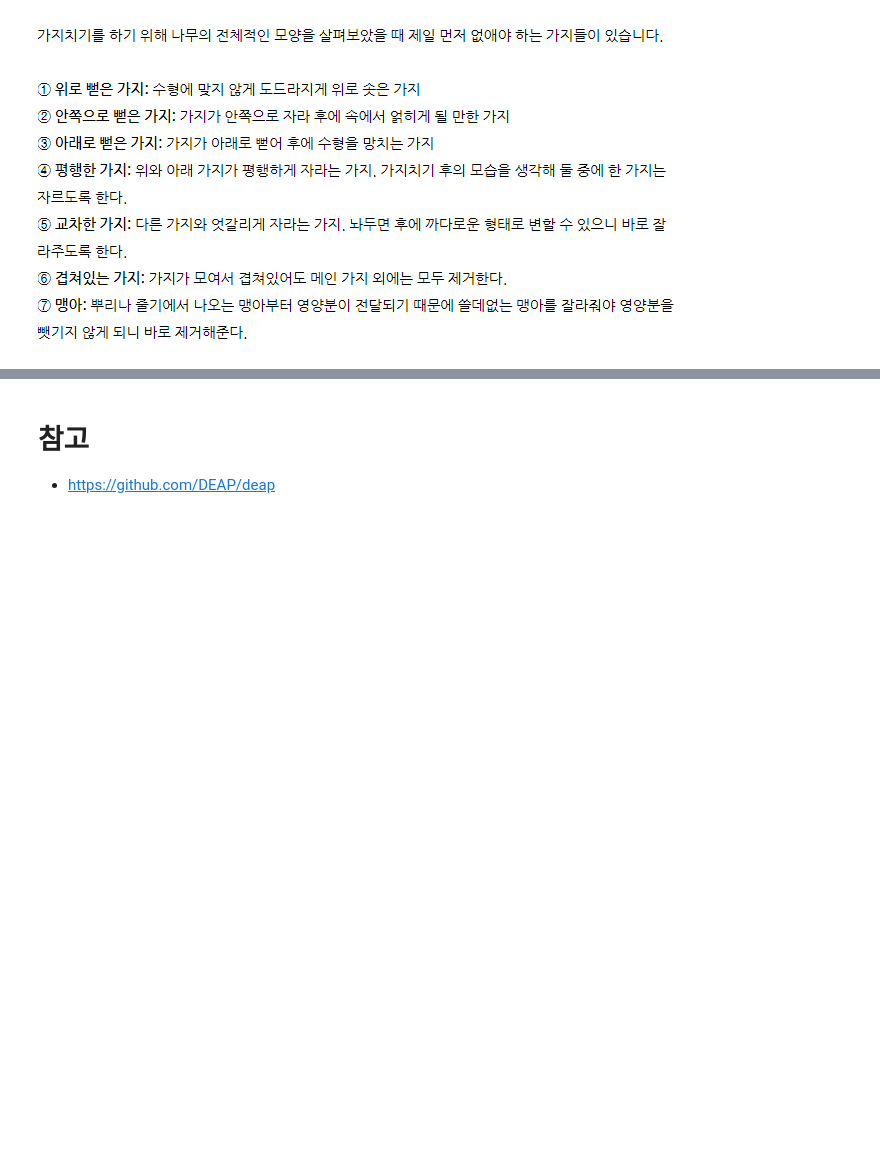
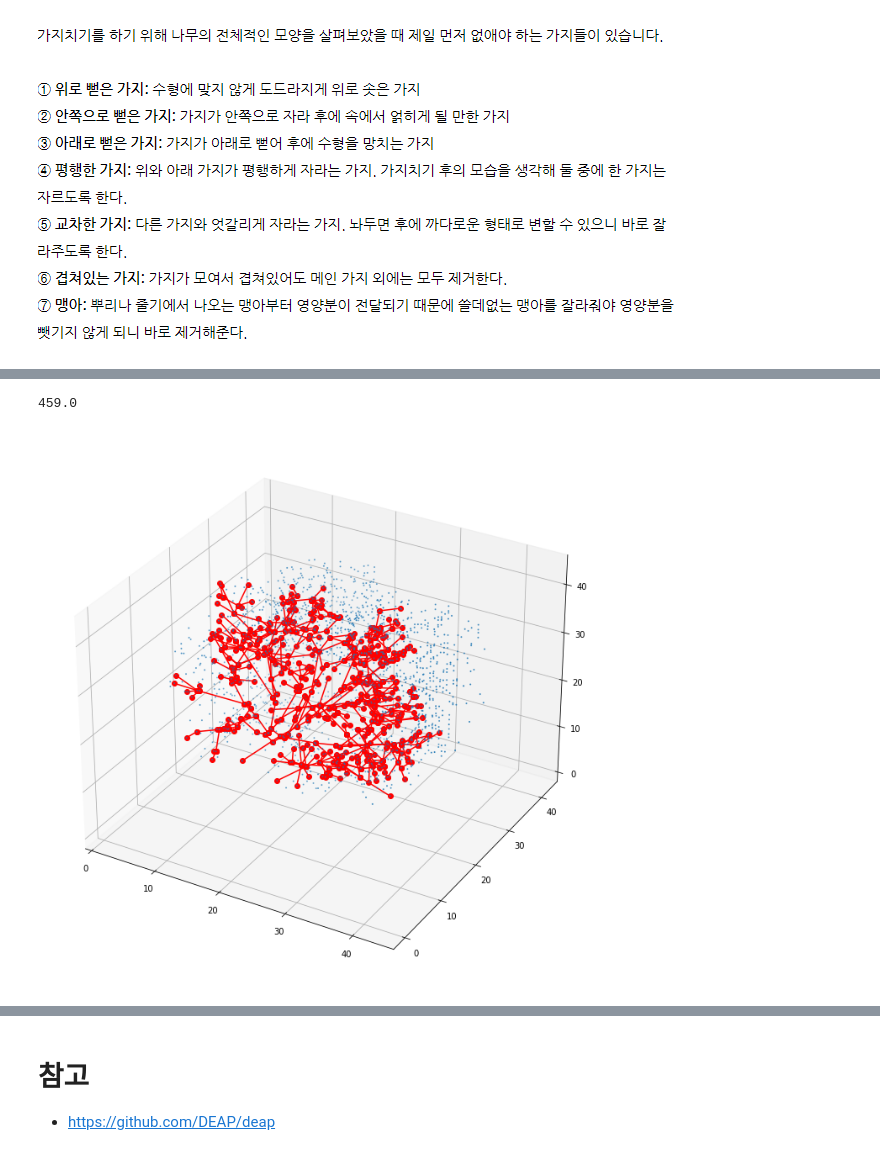
Before and after one commit to kgill9103/MLDLTreeProject, a Jupyter notebook: ky.ipynb, the cells around one changed output, grey strips where cells are left out. Drawn from its saved outputs; the diff is of its cells as text; code cells hidden in the pictures; blank space fills up the shorter version.

```diff
--- a/ky.ipynb
+++ b/ky.ipynb
@@ -208,17 +161,21 @@ array([1., 1., 0., 1., 1., 1., 1., 1., 1., 1., 1., 1., 1., 1., 1., 1., 1.,
 # %%
 visit = []
 queue = [root]
-penalty = 0
 
 while queue:
     current = queue.pop(0)
-    if current not in visit and chromosome[current.id] != 0:
-        queue.extend(current.child)
-        visit.append(current)
+
+    if current.id not in visit:
+        visit.append(current.id)
+
+        for child in current.child:
+            if chromosome[child.id] != 0:
+                queue.append(child)
+
 
 ch=np.zeros(len(chromosome))
-ch[list(map(lambda x: x.id, visit))]=1
-chromosome = ch
+ch[visit]=1
+temp = ch
 # %%
 sum(chromosome)
 # %% [output]
@@ -226 +183,5 @@ sum(chromosome)
+# %%
+sum(temp)
+# %% [output]
+459.0
 # %%
@@ -241,35 +202,39 @@ def prunedPlot():
         curr = q.pop(0)
         if curr not in visited:
             q.extend(curr.child)
             visited.append(curr)
 
             result.add_node(tuple(curr.val))
 
             for child in curr.child:
                 result.add_edge(tuple(curr.val), tuple(child.val))
 
     x, y, z = [], [], []
     for node in result.nodes:
         x.append(node[0])
         y.append(node[1])
         z.append(node[2])
     fig = plt.figure(figsize=(12, 12))
     ax = plt.axes(projection='3d')
     ax.scatter(x, y, z, s=1)
 
     for node1, node2 in result.edges:
         x = [node1[0], node2[0]]
         y = [node1[1], node2[1]]
         z = [node1[2], node2[2]]
-        if chromosome[encoding[node1]] == 0 or chromosome[encoding[node2]] == 0:
-            ax.plot(x, y, z, 'bo-')
+        if temp[encoding[node1]] == 0 or temp[encoding[node2]] == 0:
+            #ax.plot(x, y, z, 'bo-')
+            pass
 
         else:
             ax.plot(x, y, z, 'ro-')
 
     plt.show()
 
+
 prunedPlot()
+# %% [output]
+[figure, added]
 # %%
 import matplotlib.pyplot as plt
 dist_from_par = []
```
Also changed, not shown: parts of 13 cells of this notebook, 1 other file.
